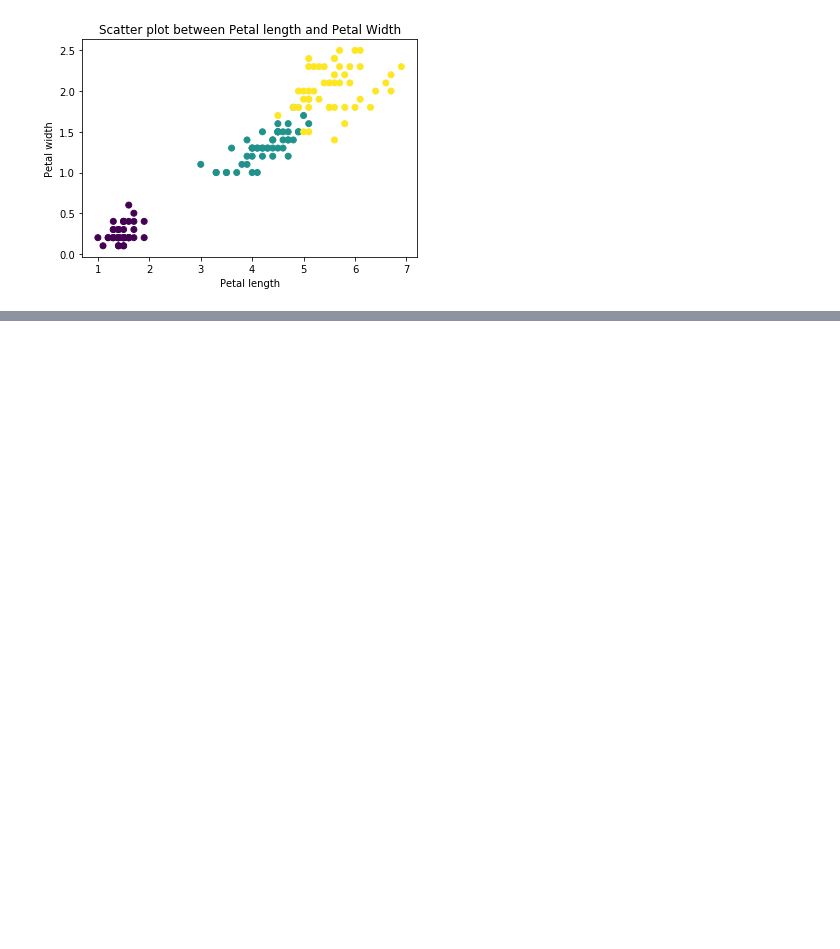
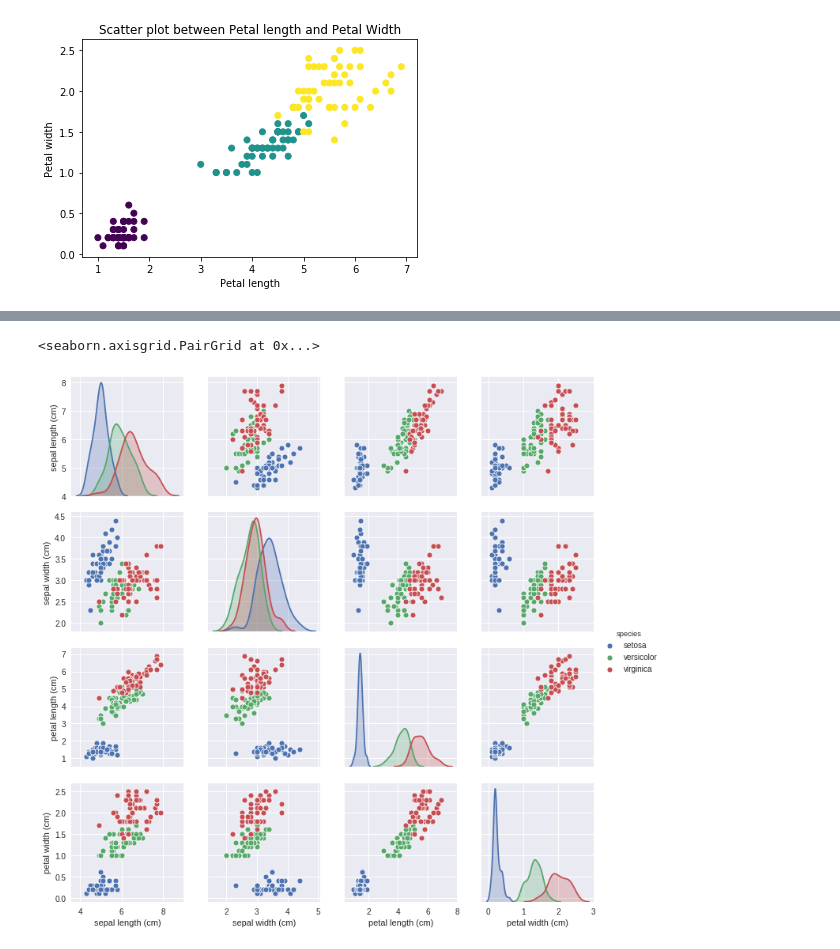
Before and after one commit to MaliniRavi/ML_learn, a Jupyter notebook: explore_iris.ipynb, the cells around one changed output, grey strips where cells are left out. Cells and saved outputs as stored; diff of their text form; code cells hidden in the pictures; blank space fills up the shorter version.

```diff
--- a/explore_iris.ipynb
+++ b/explore_iris.ipynb
@@ -104,3 +104,7 @@ plt.title('Scatter plot between Petal length and Petal Width')
 # %% [output]
 Text(0.5, 1.0, 'Scatter plot between Petal length and Petal Width')
 [figure]
+# %%
+df = pd.DataFrame(data=iris_data['data'],columns=iris_data['feature_names'])
+df['species'] = pd.Categorical.from_codes(iris_data.target, iris_data.target_names)
+df.head()
@@ -106,0 +118,8 @@ Text(0.5, 1.0, 'Scatter plot between Petal length and Petal Width')
+# %%
+import seaborn as sns
+plt.style.use('seaborn')
+
+sns.pairplot(data=df,kind='scatter', hue='species')
+# %% [output]
+<seaborn.axisgrid.PairGrid at 0x...>
+[figure, added]
```
Also changed, not shown: parts of 1 cell of this notebook, 1 other file.
